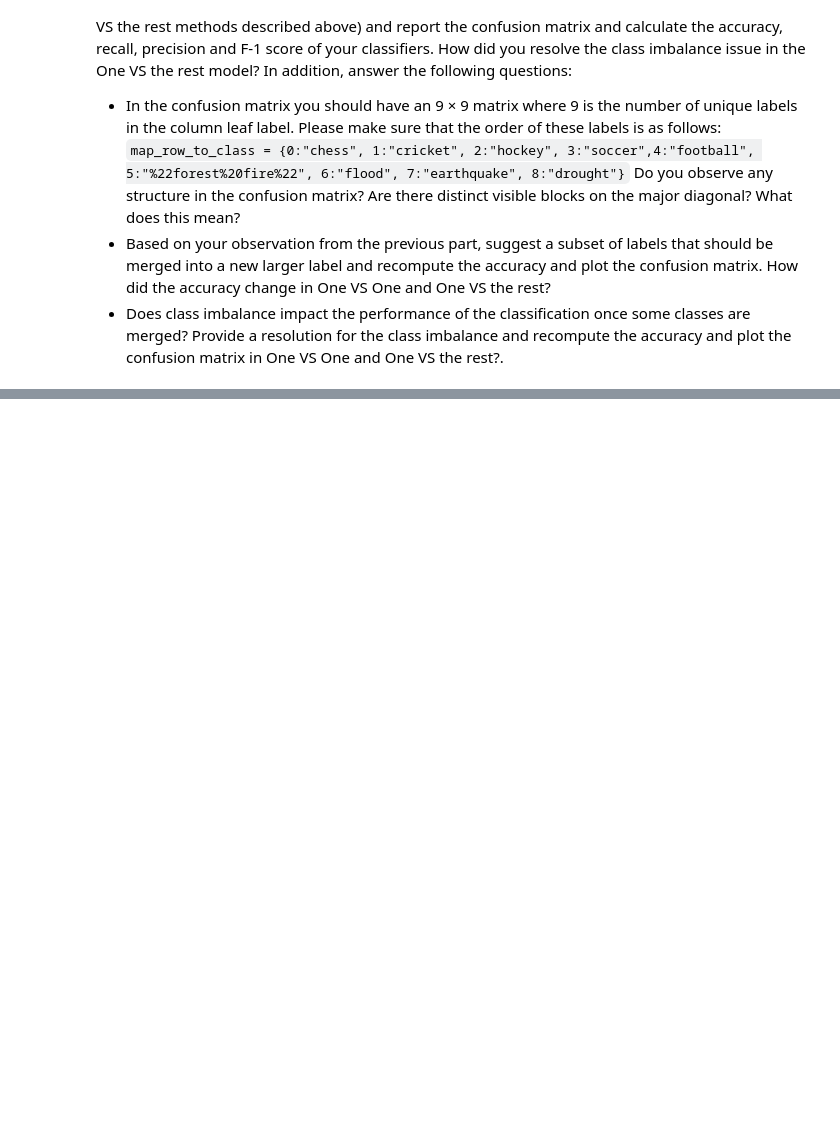
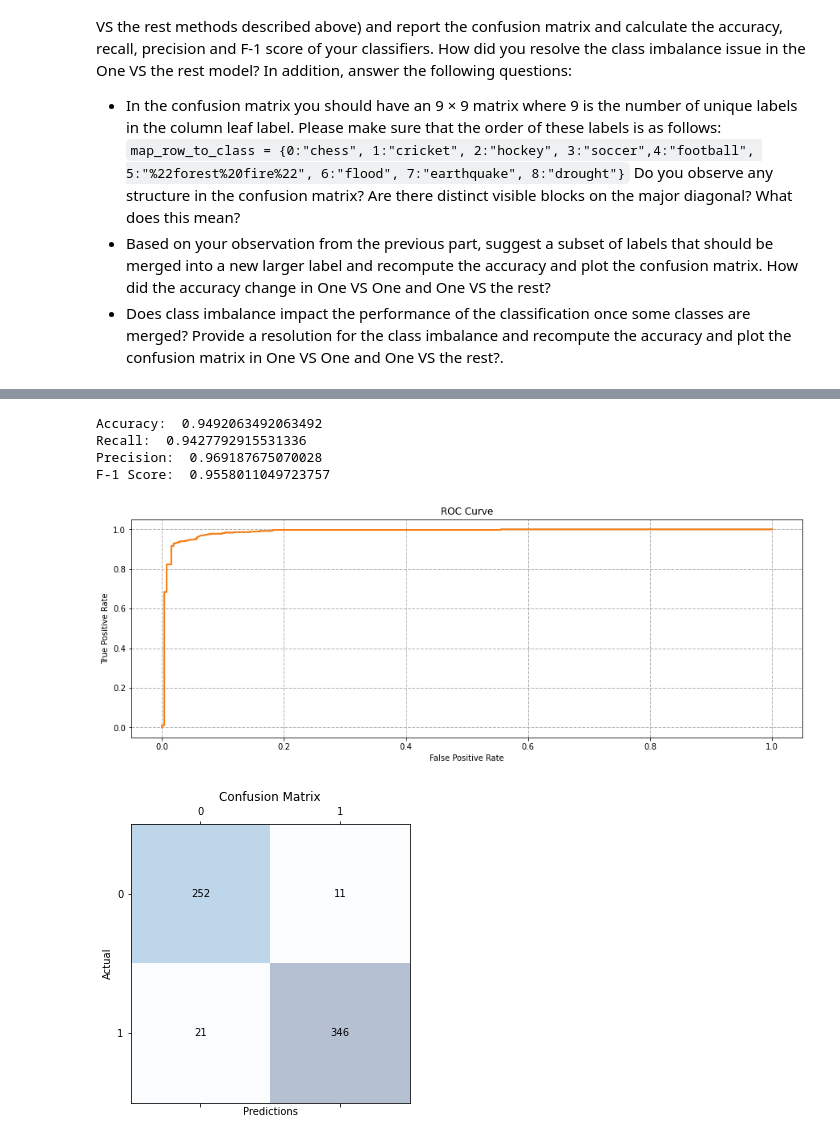
Before and after one commit to stang126/ECE-219-Large-Scale-Data-Mining, a Jupyter notebook: Project 1 Code.ipynb, the cells around one changed output, grey strips where cells are left out. Saved outputs shown, nothing was run; the diff lists cells and outputs as text; code cells hidden in the pictures; blank space fills up the shorter version.

```diff
--- a/Project 1 Code.ipynb
+++ b/Project 1 Code.ipynb
@@ -797,0 +837,4 @@ Do you observe any structure in the confusion matrix? Are there distinct visible
+# %%
+svd_80=TruncatedSVD(n_components=60, random_state=42)
+train_trunc = svd_80.fit_transform(train_tfidf)
+test_trunc = svd_80.transform(test_tfidf)
@@ -798,3 +886,22 @@ Do you observe any structure in the confusion matrix? Are there distinct visible
+# %%
+onevr = svm.SVC(kernel='linear', random_state=42, decision_function_shape='ovr', class_weight='balanced')
+onevr.fit(train_trunc, train['num_leaf_label'])
+pred_onevr = onevr.predict(test_trunc)
+
+print('SVM (One V Rest) Classification')
+predict=onevr.predict(test_trunc) # get svm metrics
+print('Accuracy: ', metrics.accuracy_score(test['num_leaf_label'], predict))
+print('Recall: ', metrics.recall_score(test['num_leaf_label'], predict, average='macro'))
+print('Precision: ', metrics.precision_score(test['num_leaf_label'], predict, average='macro'))
+print('F-1 Score: ', metrics.f1_score(test['num_leaf_label'], predict, average='macro'))
+conf_matrix = metrics.confusion_matrix(test['num_leaf_label'], predict) # plot confusion matrix
+plt.matshow(conf_matrix, cmap=plt.cm.Blues, alpha=0.3)
+for i in range(conf_matrix.shape[0]):
+    for j in range(conf_matrix.shape[1]):
+        plt.text(x=j, y=i,s=conf_matrix[i, j], va='center', ha='center')
+plt.xlabel('Predictions')
+plt.ylabel('Actual')
+plt.title('Confusion Matrix')
 # %% [markdown]
 ### QUESTION 10: Read the paper about GLoVE embeddings
 
@@ -846,10 +950,11 @@ import numpy as np
 import random
 import nltk
 from nltk import word_tokenize
+
 np.random.seed(42)
 random.seed(42)
 
-train, test = train_test_split(df[["full_text","root_label"]], test_size = 0.2)
+train, test = train_test_split(df[["root_label","keywords"]], test_size = 0.2)
 
 train.full_text=clean_text(train.full_text, table)
 test.full_text=clean_text(test.full_text, table)
@@ -859,7 +964,16 @@ Encoder = LabelEncoder()
 train['binary_root_label']=Encoder.fit_transform(train['root_label'])
 test['binary_root_label']=Encoder.fit_transform(test['root_label'])
 
-testing_testing=train.full_text[2310]
-print(testing_testing)
+def key_to_vector(text, keyword, embedded_dict):
+    corpus_vector = []
+    for i in text.index:
+        keyword_vector = []
+        for word in re.sub(r'[^A-Za-z0-9]+',' ',keyword[i]).split():
+            if word in embedded_dict and len(keyword_vector)<len(embedded_dict[word]):
+                keyword_vector.append(embedded_dict[word])
+        keyword_vector = np.array(keyword_vector).mean(axis=0)
+        corpus_vector.append(keyword_vector)
+    return corpus_vector
 
-tokens = nltk.word_tokenize(testing_testing)
+glove_train = key_to_vector(train.keywords, embeddings_dict)
+glove_test = key_to_vector(test.keywords, embeddings_dict)
@@ -865,0 +983,9 @@ tokens = nltk.word_tokenize(testing_testing)
+# %%
+train_Log('l2', 1000, glove_train, train['binary_root_label'], glove_test, test['binary_root_label'])
+# %% [output]
+Accuracy:  0.9492063492063492
+Recall:  0.9427792915531336
+Precision:  0.969187675070028
+F-1 Score:  0.9558011049723757
+[figure, added]
+[figure, added]
```
Also changed, not shown: parts of 32 cells of this notebook.
